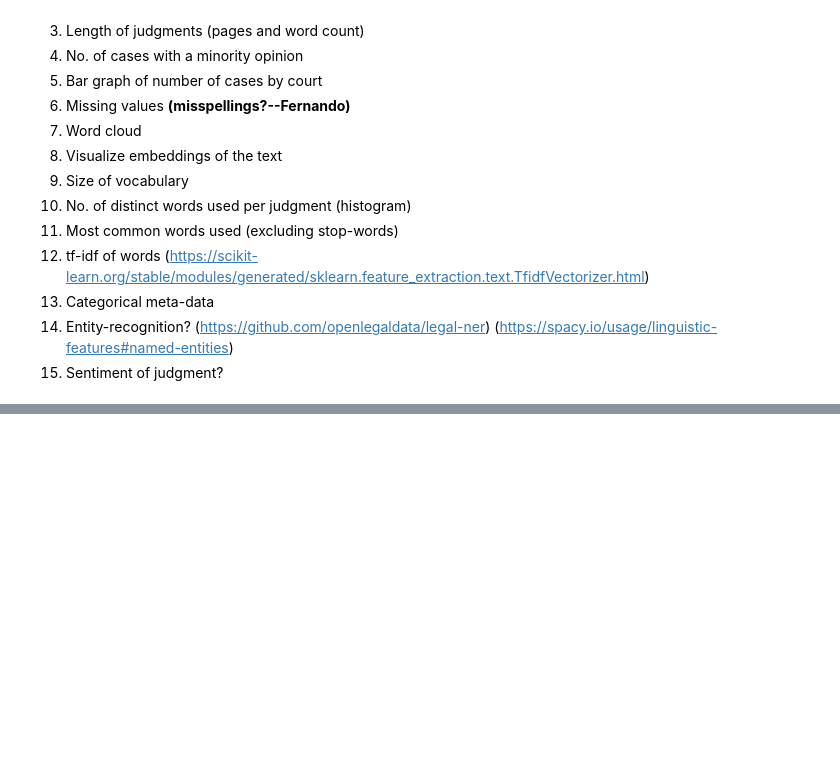
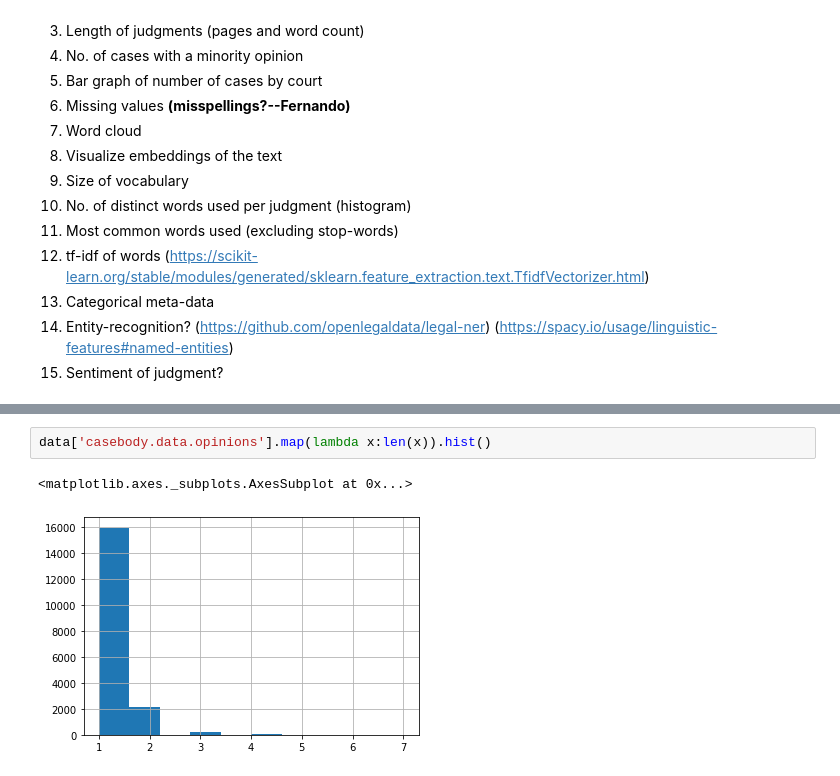
Before and after one commit to medeirosf/2020-CS109B, a Jupyter notebook: content/projects/notebook/cs109b_FP_EDA.ipynb, the cells around one changed output, grey strips where cells are left out. Cells and saved outputs as stored; diff of their text form; blank space fills up the shorter version.

```diff
--- a/content/projects/notebook/cs109b_FP_EDA.ipynb
+++ b/content/projects/notebook/cs109b_FP_EDA.ipynb
@@ -140,0 +238,5 @@ data['casebody.data.corrections'][1]
+# %%
+data['casebody.data.opinions'].map(lambda x:len(x)).hist()
+# %% [output]
+<matplotlib.axes._subplots.AxesSubplot at 0x...>
+[figure, added]
```
Also changed, not shown: parts of 27 cells of this notebook.
